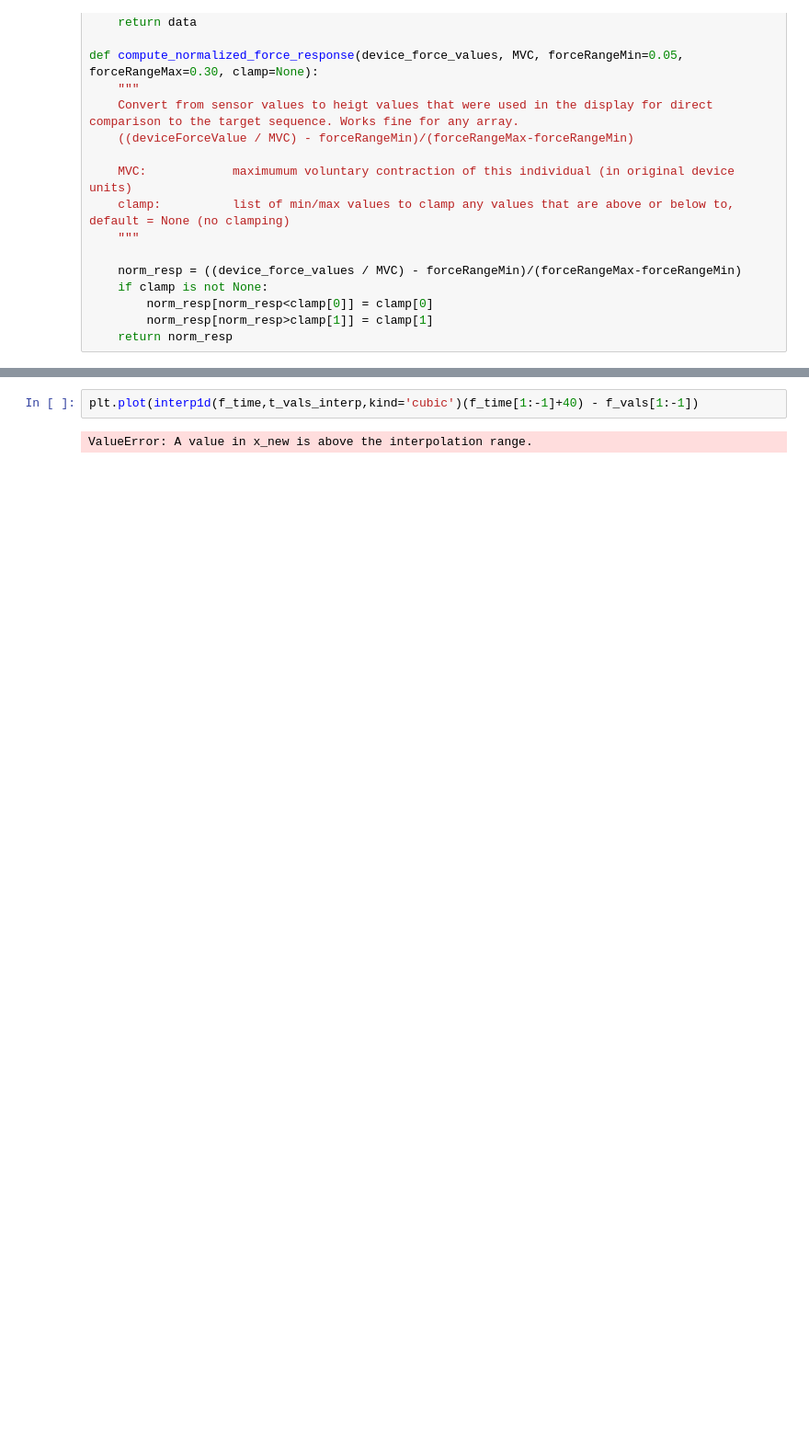
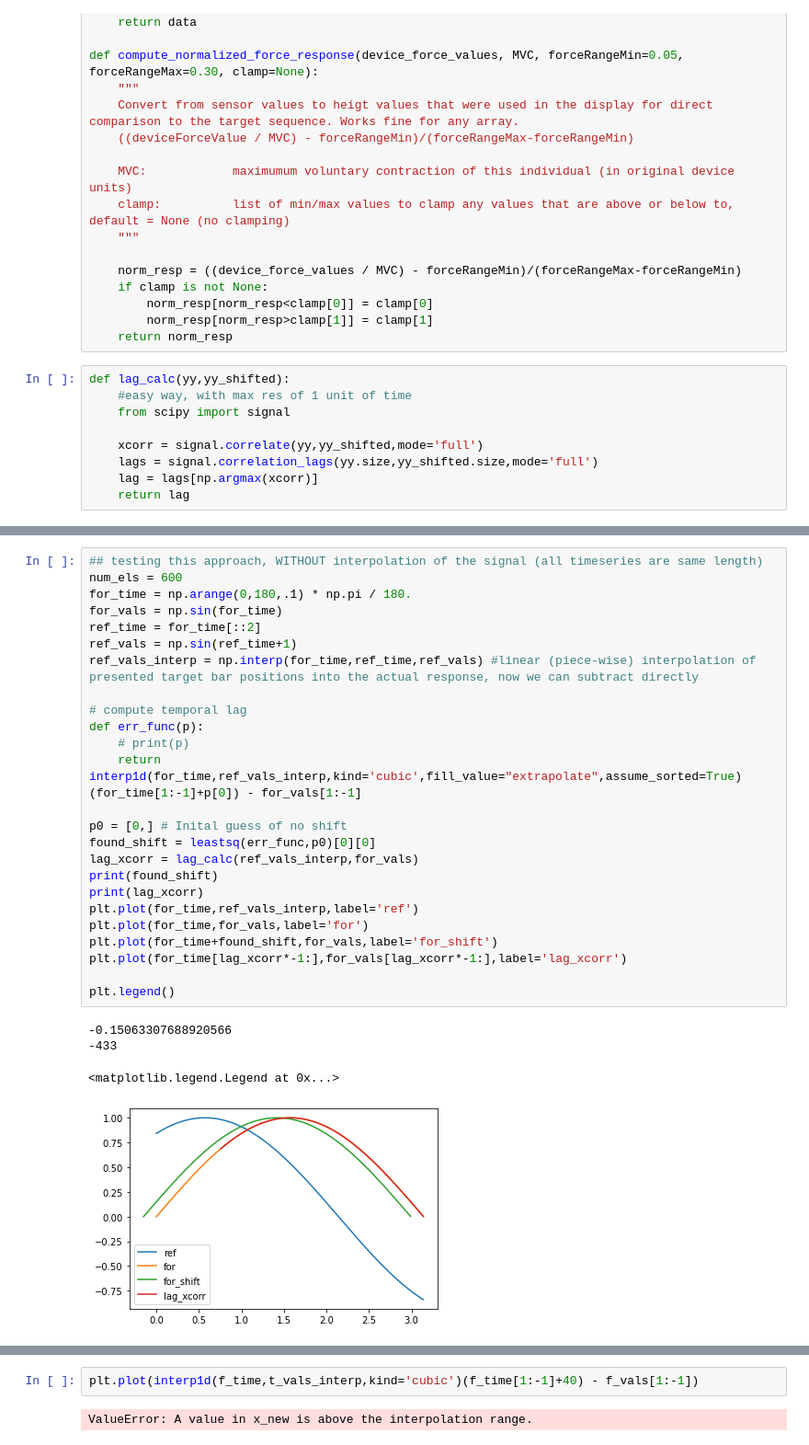
Before and after one commit to neuralabc/spft-java, a Jupyter notebook: spft/ComputingBxMetrics_testing.ipynb, the cells around one changed output, grey strips where cells are left out. Shown: that part at 92% size. Drawn from its saved outputs; the diff is of its cells as text; blank space fills up the shorter version.

```diff
--- a/spft/ComputingBxMetrics_testing.ipynb
+++ b/spft/ComputingBxMetrics_testing.ipynb
@@ -75,6 +82,15 @@ def compute_normalized_force_response(device_force_values, MVC, forceRangeMin=0.
         norm_resp[norm_resp<clamp[0]] = clamp[0]
         norm_resp[norm_resp>clamp[1]] = clamp[1]
     return norm_resp
+# %%
+def lag_calc(yy,yy_shifted):
+    #easy way, with max res of 1 unit of time
+    from scipy import signal
+
+    xcorr = signal.correlate(yy,yy_shifted,mode='full')
+    lags = signal.correlation_lags(yy.size,yy_shifted.size,mode='full')
+    lag = lags[np.argmax(xcorr)]
+    return lag
 # %%
 data = load_yaml('./testing/TEST_out-file.yml')
 blocks = data['blocks']
@@ -106,0 +123,30 @@ trial_sse = ((t_vals_interp-f_vals)**2).sum()
+# %%
+## testing this approach, WITHOUT interpolation of the signal (all timeseries are same length)
+num_els = 600
+for_time = np.arange(0,180,.1) * np.pi / 180.
+for_vals = np.sin(for_time)
+ref_time = for_time[::2]
+ref_vals = np.sin(ref_time+1)
+ref_vals_interp = np.interp(for_time,ref_time,ref_vals) #linear (piece-wise) interpolation of presented target bar positions into the actual response, now we can subtract directly
+
+# compute temporal lag
+def err_func(p):
+    # print(p)
+    return interp1d(for_time,ref_vals_interp,kind='cubic',fill_value="extrapolate",assume_sorted=True)(for_time[1:-1]+p[0]) - for_vals[1:-1]
+
+p0 = [0,] # Inital guess of no shift
+found_shift = leastsq(err_func,p0)[0][0]
+lag_xcorr = lag_calc(ref_vals_interp,for_vals)
+print(found_shift)
+print(lag_xcorr)
+plt.plot(for_time,ref_vals_interp,label='ref')
+plt.plot(for_time,for_vals,label='for')
+plt.plot(for_time+found_shift,for_vals,label='for_shift')
+plt.plot(for_time[lag_xcorr*-1:],for_vals[lag_xcorr*-1:],label='lag_xcorr')
+
+plt.legend()
+# %% [output]
+-0.15063307688920566
+-433
+<matplotlib.legend.Legend at 0x...>
+[figure, added]
```
Also changed, not shown: parts of 13 cells of this notebook, 1 other file.
